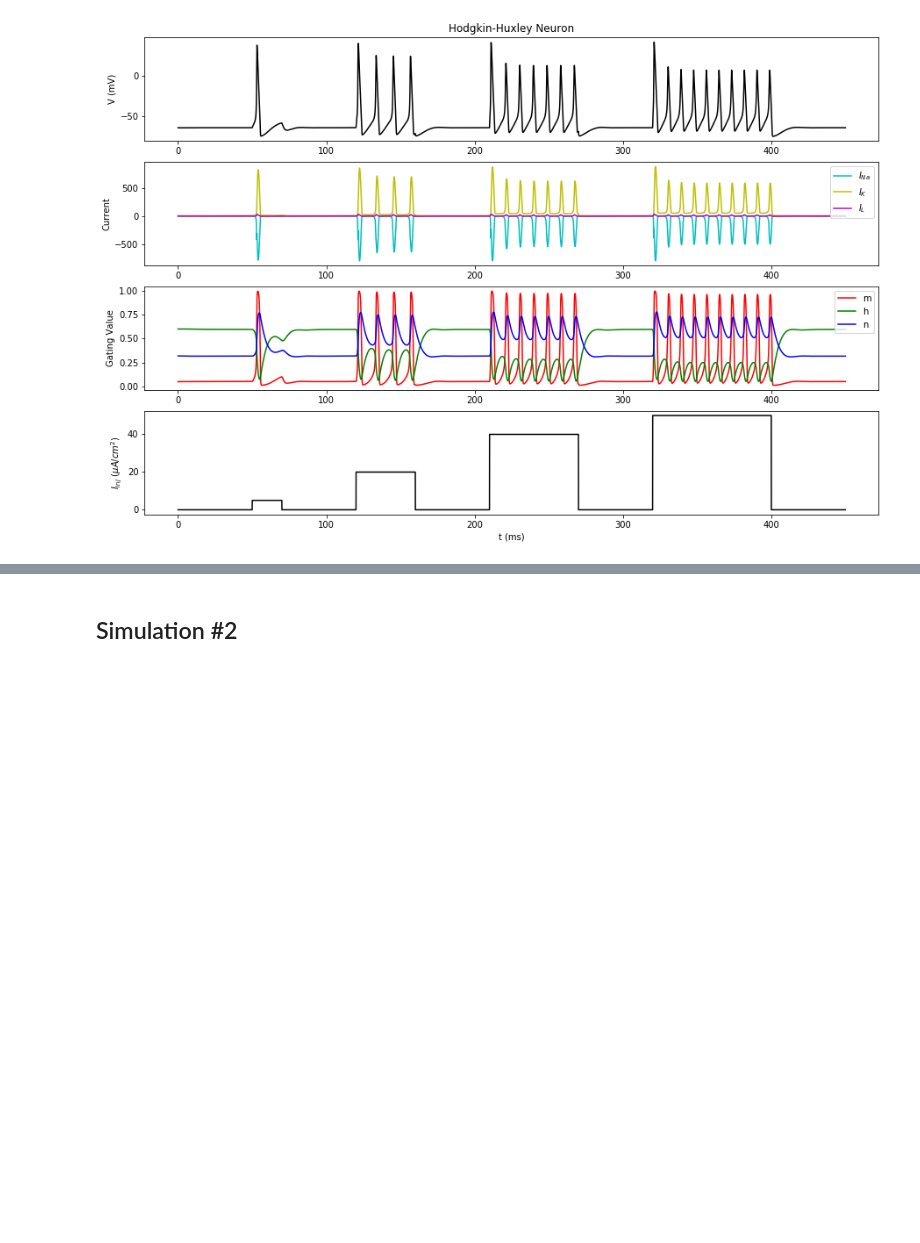
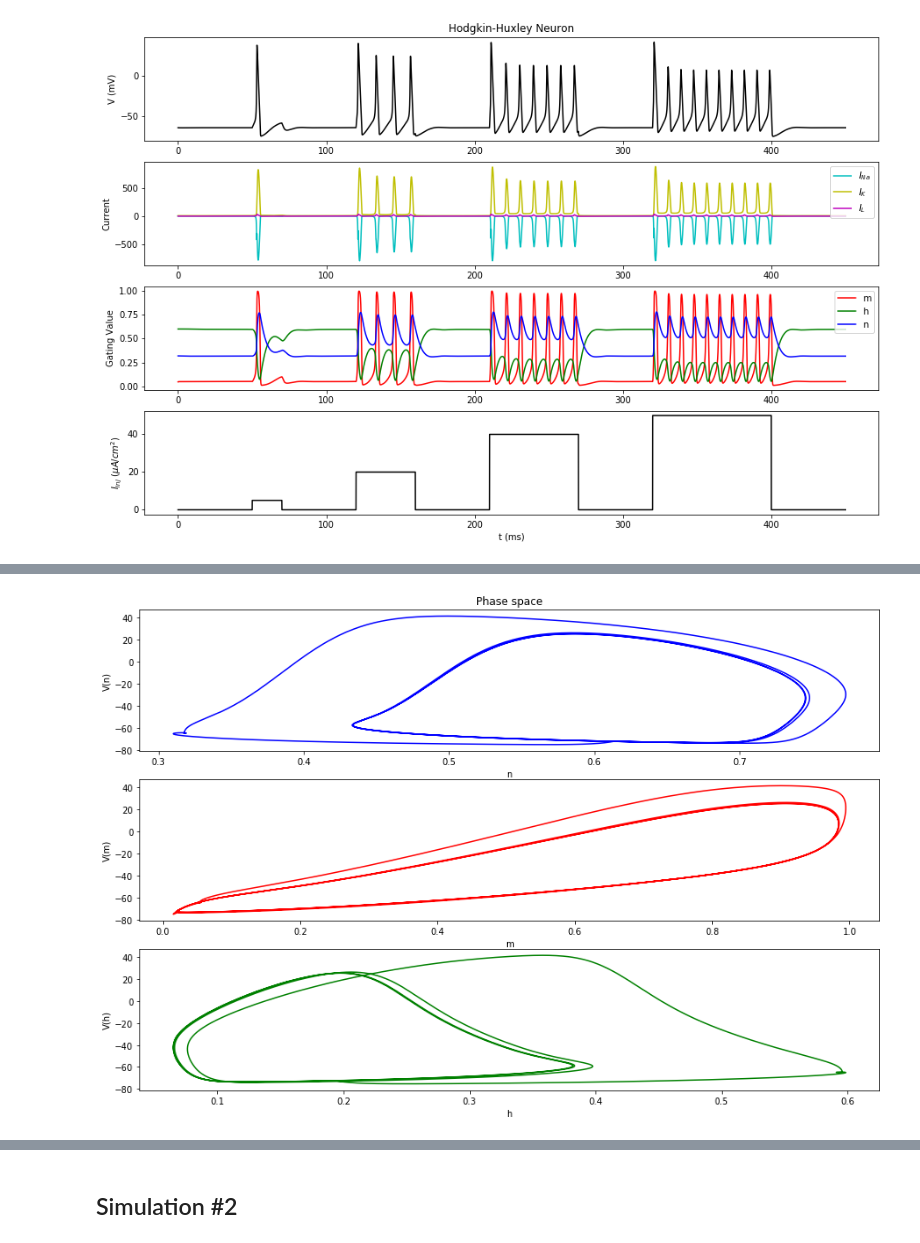
Before and after one commit to rebryk/neuroscience, a Jupyter notebook: task01/task01.ipynb, the cells around one changed output, grey strips where cells are left out. Drawn from its saved outputs; the diff is of its cells as text; code cells hidden in the pictures; blank space fills up the shorter version.

```diff
--- a/task01/task01.ipynb
+++ b/task01/task01.ipynb
@@ -137,0 +164,5 @@ plot_results(V_, n_, m_, h_, I_Na_, I_K_, I_L_)
+# %%
+index = (time > 100) & (time < 200)
+plot_phase_space(V_[index], n_[index], m_[index], h_[index])
+# %% [output]
+[figure, added]
```
Also changed, not shown: parts of 4 cells of this notebook.
